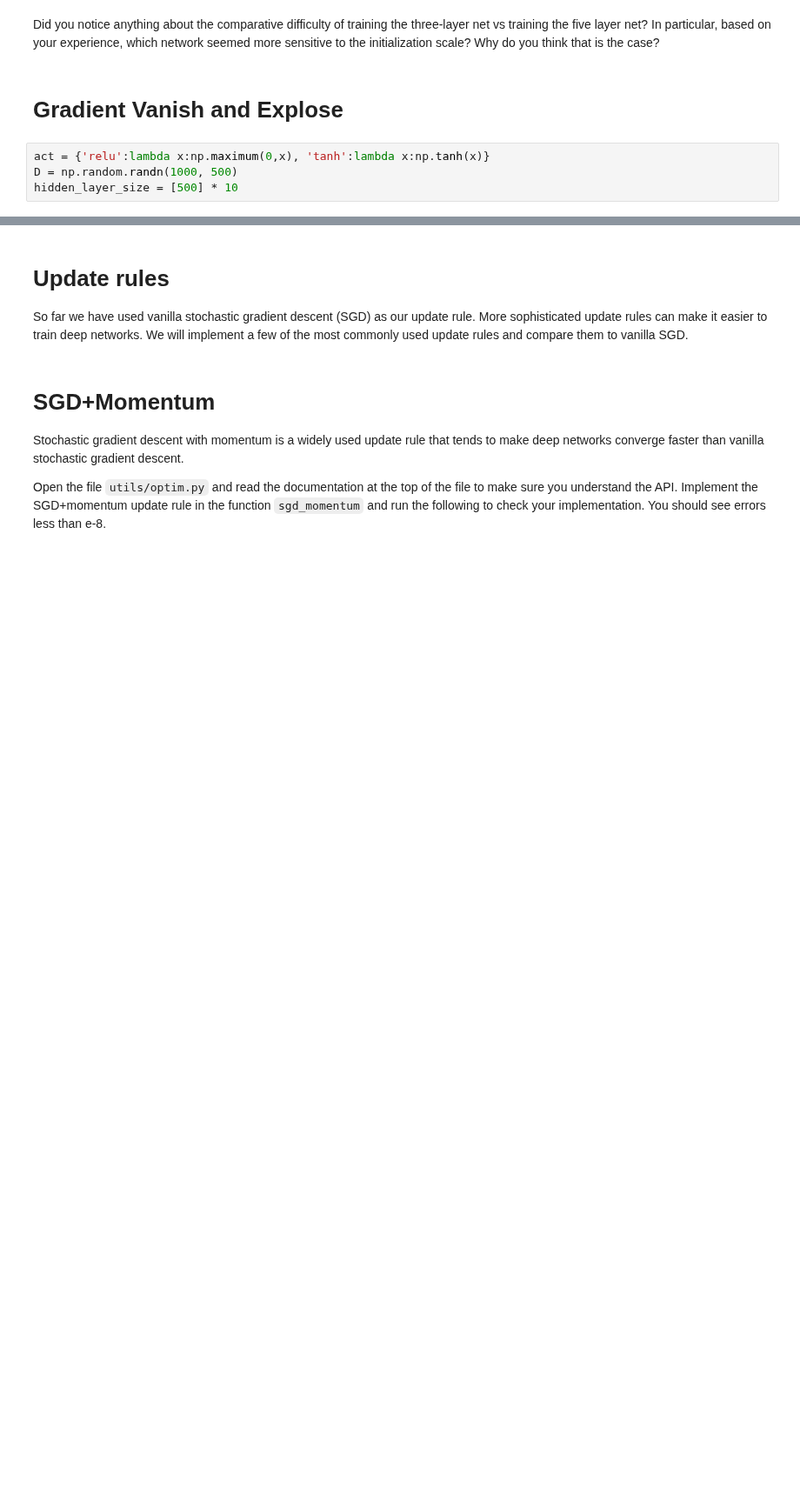
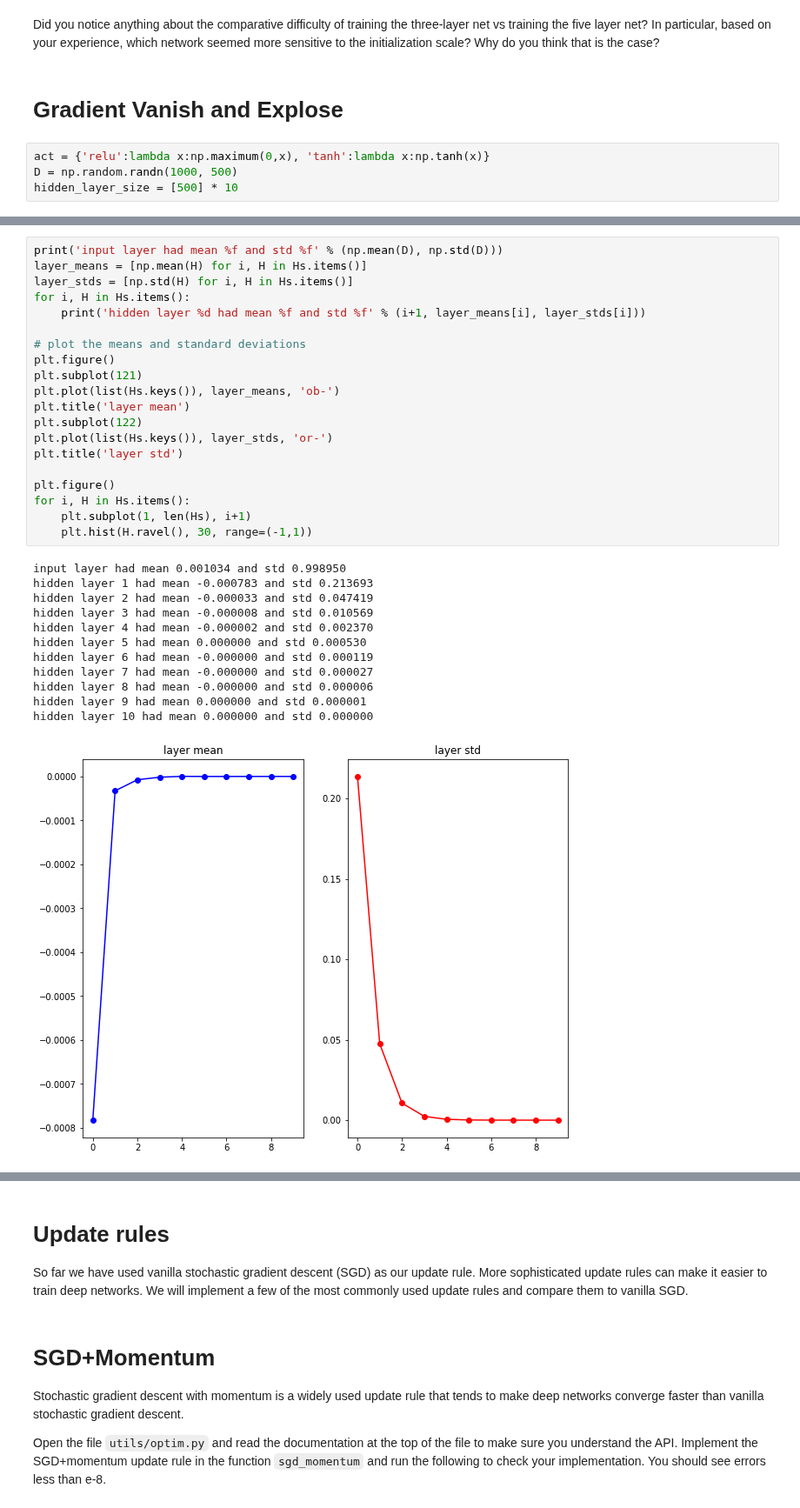
Before and after one commit to pedro-abundio-wang/computer-vision, a Jupyter notebook: notebooks/convolutional-neural-networks-for-visual-recognition/07_FullyConnectedNets.ipynb, the cells around one changed output, grey strips where cells are left out. Shown at 87% size. Drawn from its saved outputs; the diff is of its cells as text; blank space fills up the shorter version.

```diff
--- a/notebooks/convolutional-neural-networks-for-visual-recognition/07_FullyConnectedNets.ipynb
+++ b/notebooks/convolutional-neural-networks-for-visual-recognition/07_FullyConnectedNets.ipynb
@@ -635,3 +638,36 @@ for i in np.arange(len(hidden_layer_size)):
     H = np.dot(X, W)
     H = act[activation_function[i]](H)
     Hs[i] = H
+# %%
+print('input layer had mean %f and std %f' % (np.mean(D), np.std(D)))
+layer_means = [np.mean(H) for i, H in Hs.items()]
+layer_stds = [np.std(H) for i, H in Hs.items()]
+for i, H in Hs.items():
+    print('hidden layer %d had mean %f and std %f' % (i+1, layer_means[i], layer_stds[i]))
+
+# plot the means and standard deviations
+plt.figure()
+plt.subplot(121)
+plt.plot(list(Hs.keys()), layer_means, 'ob-')
+plt.title('layer mean')
+plt.subplot(122)
+plt.plot(list(Hs.keys()), layer_stds, 'or-')
+plt.title('layer std')
+
+plt.figure()
+for i, H in Hs.items():
+    plt.subplot(1, len(Hs), i+1)
+    plt.hist(H.ravel(), 30, range=(-1,1))
+# %% [output]
+input layer had mean 0.001034 and std 0.998950
+hidden layer 1 had mean -0.000783 and std 0.213693
+hidden layer 2 had mean -0.000033 and std 0.047419
+hidden layer 3 had mean -0.000008 and std 0.010569
+hidden layer 4 had mean -0.000002 and std 0.002370
+hidden layer 5 had mean 0.000000 and std 0.000530
+hidden layer 6 had mean -0.000000 and std 0.000119
+hidden layer 7 had mean -0.000000 and std 0.000027
+hidden layer 8 had mean -0.000000 and std 0.000006
+hidden layer 9 had mean 0.000000 and std 0.000001
+hidden layer 10 had mean 0.000000 and std 0.000000
+[figure, added]
```
Also changed, not shown: parts of 12 cells of this notebook, 1 other file.
